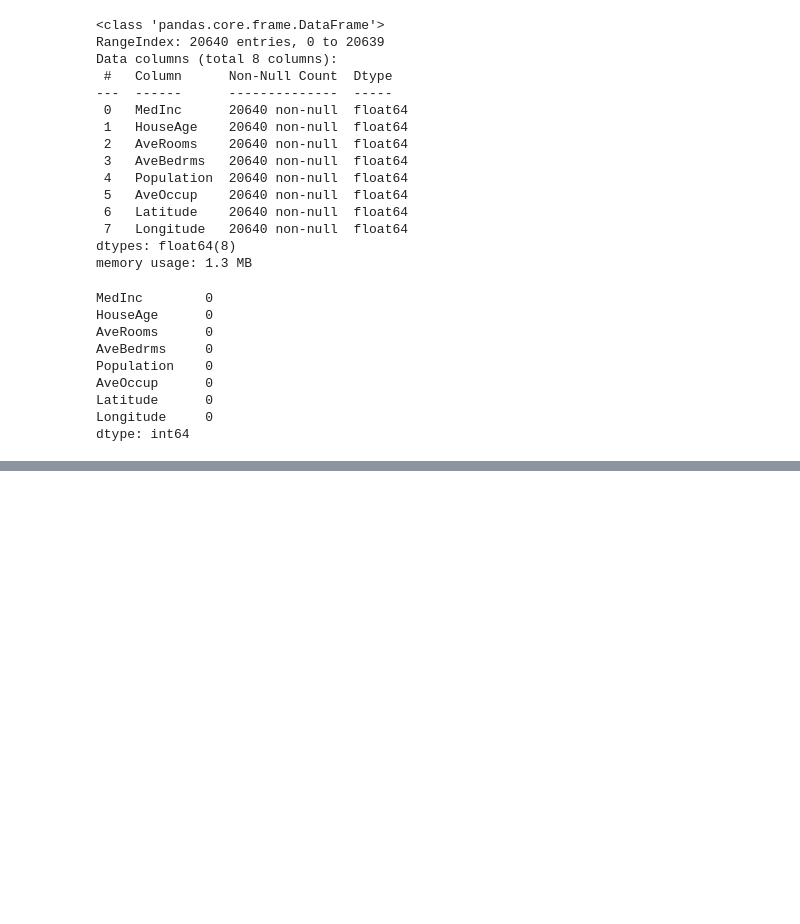
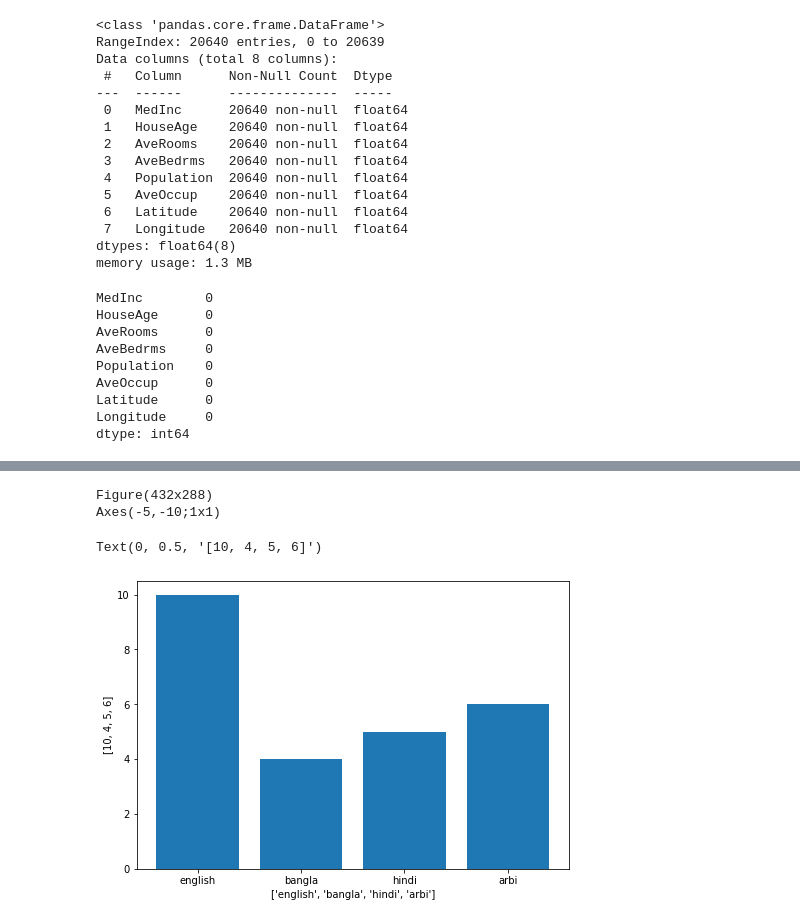
Before and after one commit to Tex-Raihan/Audio-Book-., a Jupyter notebook: 60hourML .ipynb, the cells around one changed output, grey strips where cells are left out. Cells and saved outputs as stored; diff of their text form; code cells hidden in the pictures; blank space fills up the shorter version.

```diff
--- a/60hourML .ipynb
+++ b/60hourML .ipynb
@@ -109,0 +111,15 @@ dibeticData.corr()
+# %%
+newfig=mpl.figure()
+print(newfig)
+ax=newfig.add_axes([-5,-10,1,1])
+print(ax)
+lang=['english','bangla','hindi','arbi']
+ppl=[10,4,5,6]
+ax.bar(lang,ppl)
+mpl.xlabel(lang)
+mpl.ylabel(ppl)
+# %% [output]
+Figure(432x288)
+Axes(-5,-10;1x1)
+Text(0, 0.5, '[10, 4, 5, 6]')
+[figure, added]
```
Also changed, not shown: parts of 11 cells of this notebook.
